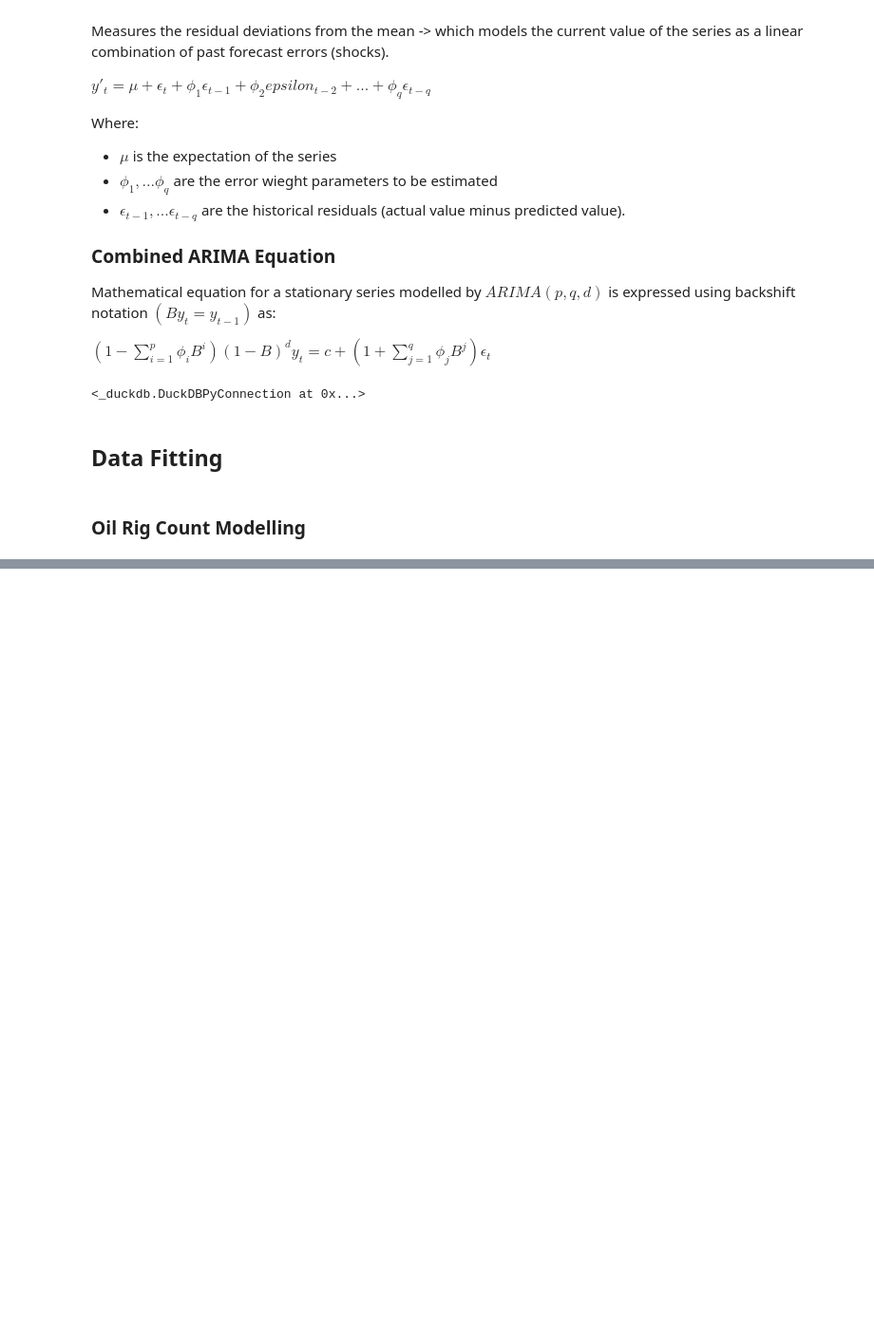
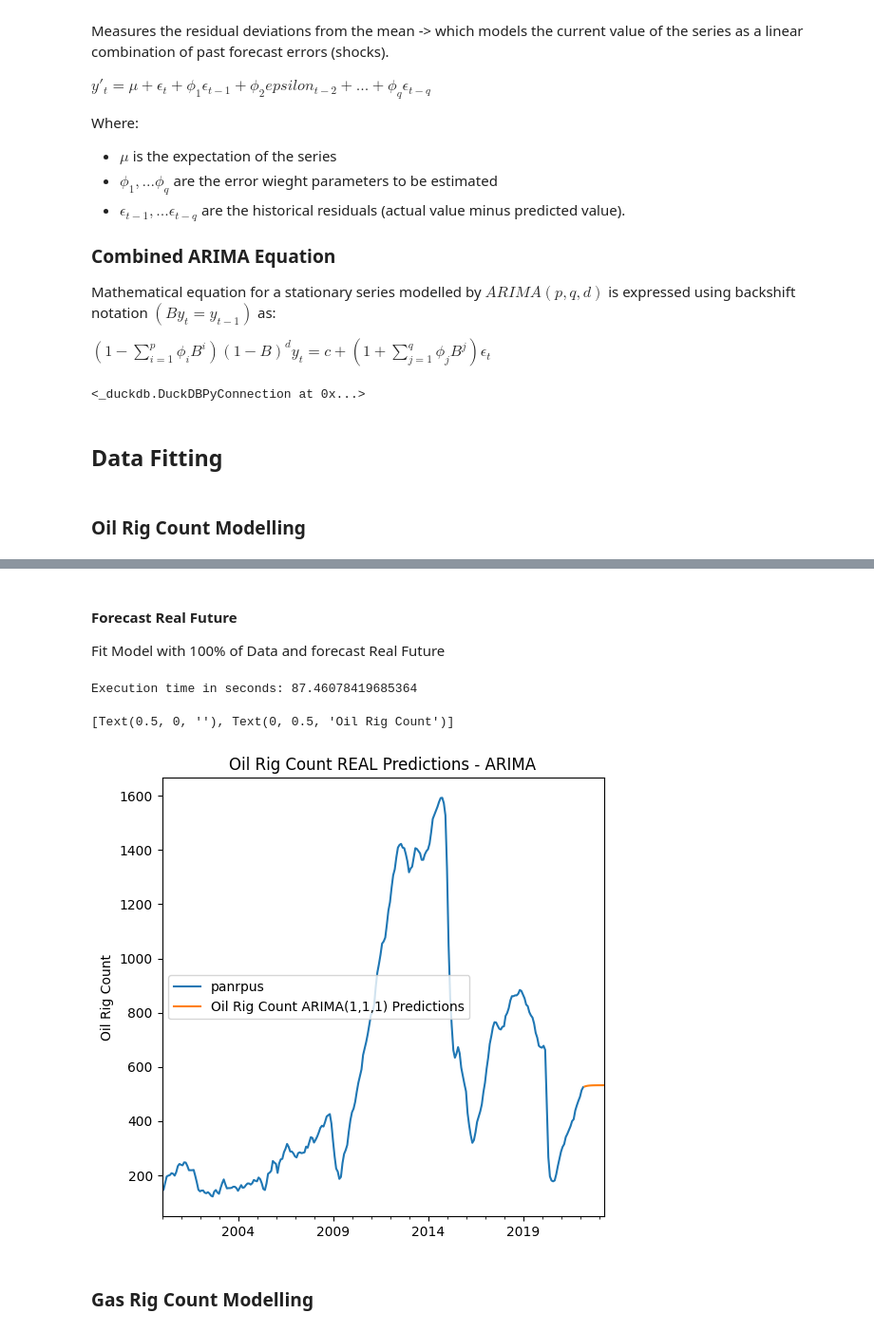
Before and after one commit to asumag4/energy_analytics, a Jupyter notebook: notebooks/data_modelling_ARIMA.ipynb, the cells around one changed output, grey strips where cells are left out. Shown at 95% size. Drawn from its saved outputs; the diff is of its cells as text; code cells hidden in the pictures; blank space fills up the shorter version.

```diff
--- a/notebooks/data_modelling_ARIMA.ipynb
+++ b/notebooks/data_modelling_ARIMA.ipynb
@@ -167,0 +408,37 @@ KeyError: ''
+# %% [markdown]
+#### Forecast Real Future
+
+Fit Model with 100% of Data and forecast Real Future
+# %%
+startTime = time.time()
+oil_model = ARIMA(oil_ml_set[oil_rig_count], order=(p_oil, d_oil, q_oil))
+oil_results = oil_model.fit()
+# %%
+start=len(oil_ml_set)
+end=len(oil_ml_set) + nobs
+oil_predictions = oil_results.predict(
+    start=start,
+    end=end,
+    dynamic=False,
+    typ='levels'
+).rename(f'Oil Rig Count ARIMA({p_oil},{d_oil},{q_oil}) Predictions')
+
+executionTime = (time.time() - startTime)
+print('Execution time in seconds: ' + str(executionTime))
+# %% [output]
+Execution time in seconds: 87.46078419685364
+# %%
+# Plot predictions against known values
+title = 'Oil Rig Count REAL Predictions - ARIMA'
+ylabel = 'Oil Rig Count'
+xlabel = ''
+
+ax = oil_ml_set[oil_rig_count].loc['2000':].plot(legend=True, title=title)
+oil_predictions.plot(legend=True)
+ax.autoscale(axis='x', tight=True)
+ax.set(xlabel=xlabel, ylabel=ylabel)
+# %% [output]
+[Text(0.5, 0, ''), Text(0, 0.5, 'Oil Rig Count')]
+[figure, added]
+# %% [markdown]
+### Gas Rig Count Modelling
```
Also changed, not shown: parts of 30 cells of this notebook, 2 other files.
